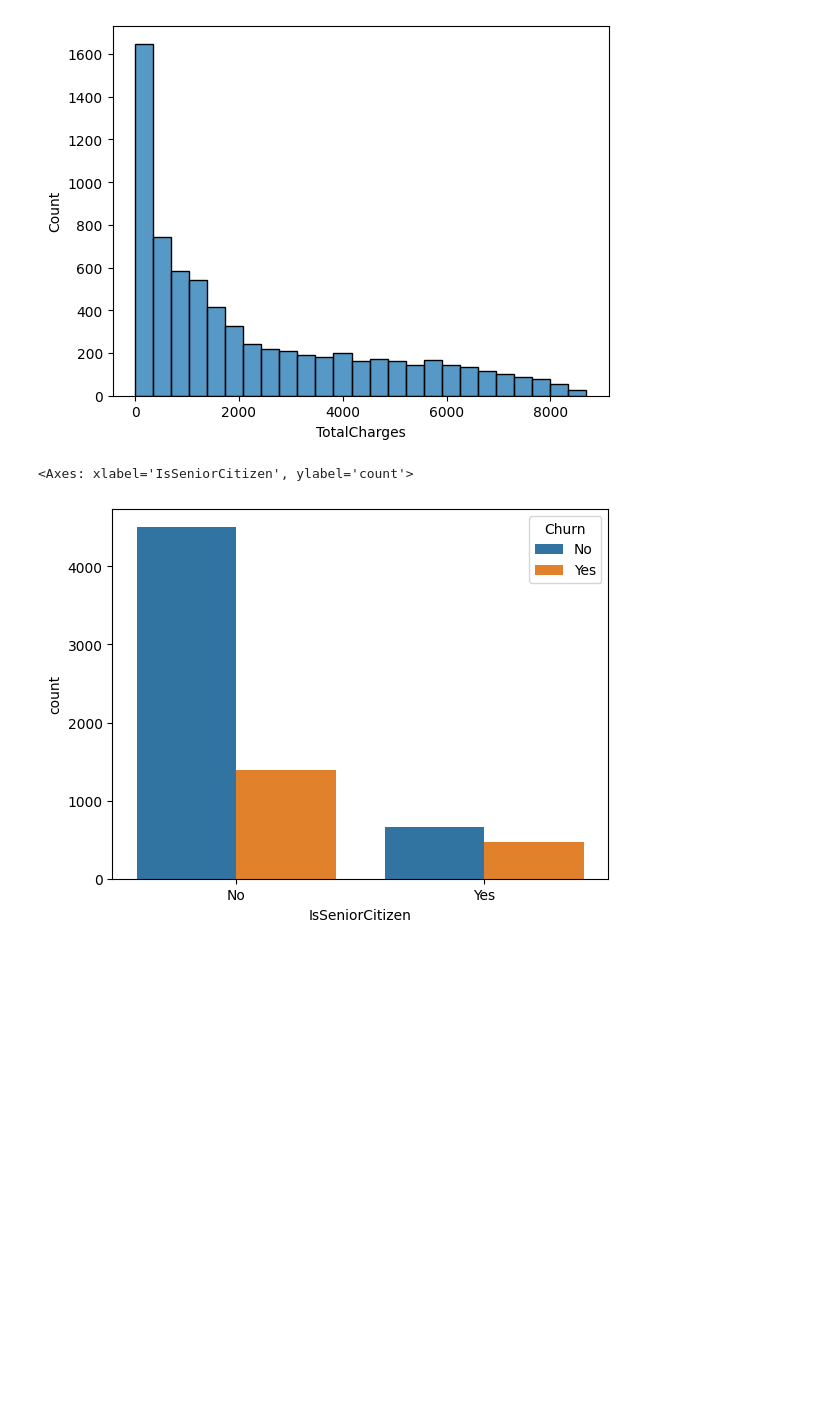
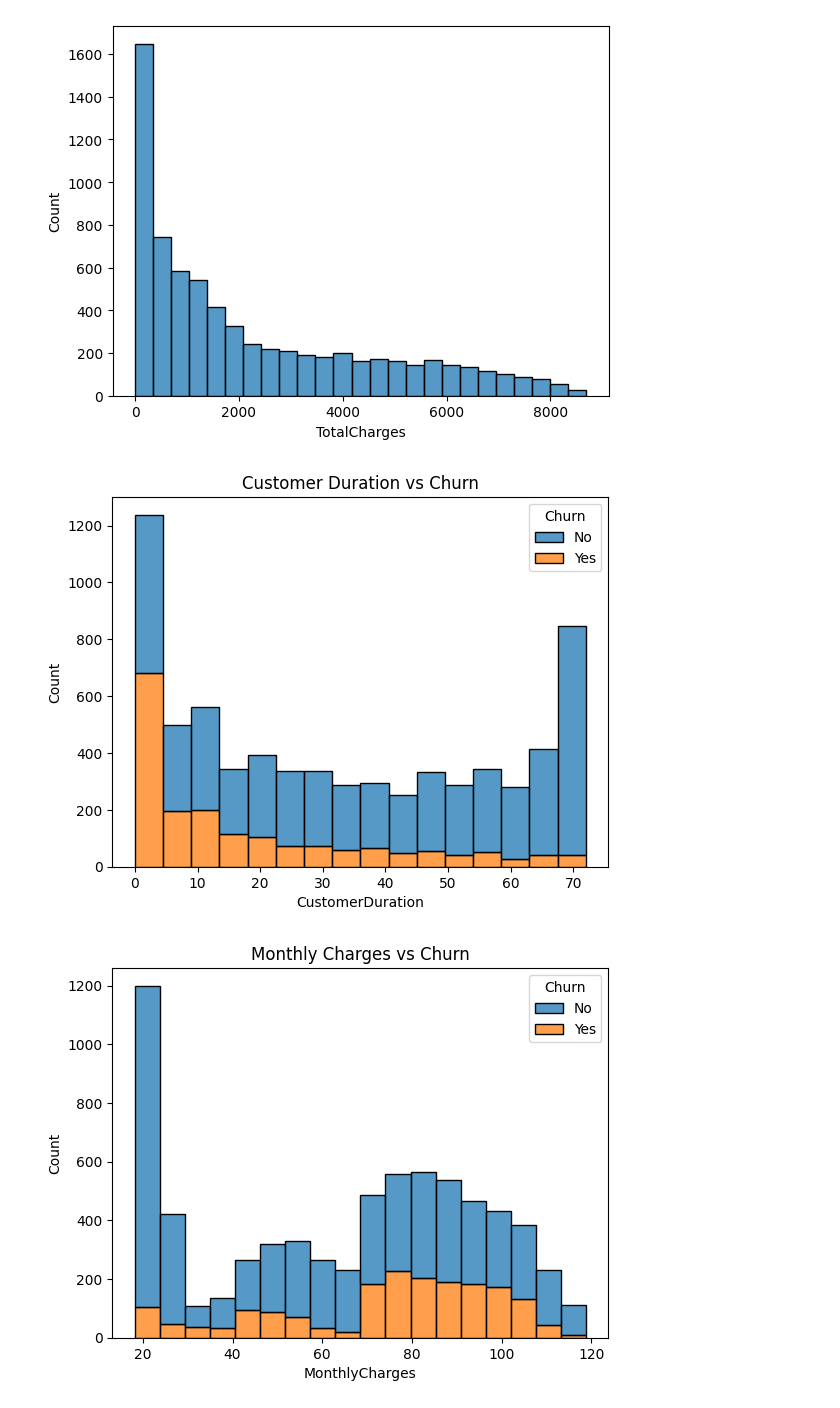
Before and after one commit to anudaindu/CM2604_Telco_Churn_Anuda, a Jupyter notebook: AnudaTelco.ipynb, the cells around one changed output. Drawn from its saved outputs; the diff is of its cells as text; code cells hidden in the pictures; blank space fills up the shorter version.

```diff
--- a/AnudaTelco.ipynb
+++ b/AnudaTelco.ipynb
@@ -214,8 +227,21 @@ for i in df.select_dtypes(include='number').columns:
 [figure]
 [figure]
 [figure]
-# %%
-sns.countplot(x='IsSeniorCitizen', hue='Churn', data=df)
-# %% [output]
-<Axes: xlabel='IsSeniorCitizen', ylabel='count'>
-[figure, removed]
+# %%
+# Customer Duration vs Churn
+sns.histplot(data=df, x='CustomerDuration', hue='Churn', multiple='stack')
+plt.title('Customer Duration vs Churn')
+plt.show()
+
+# Monthly Charges vs Churn
+sns.histplot(data=df, x='MonthlyCharges', hue='Churn', multiple='stack')
+plt.title('Monthly Charges vs Churn')
+plt.show()
+
+#Total Charge vs Churn
+sns.histplot(data=df, x='TotalCharges', hue='Churn', multiple='stack')
+plt.title('Total Charges vs Churn')
+plt.show()
+# %% [output]
+[figure, added]
+[figure, added]
```
Also changed, not shown: parts of 21 cells of this notebook.
